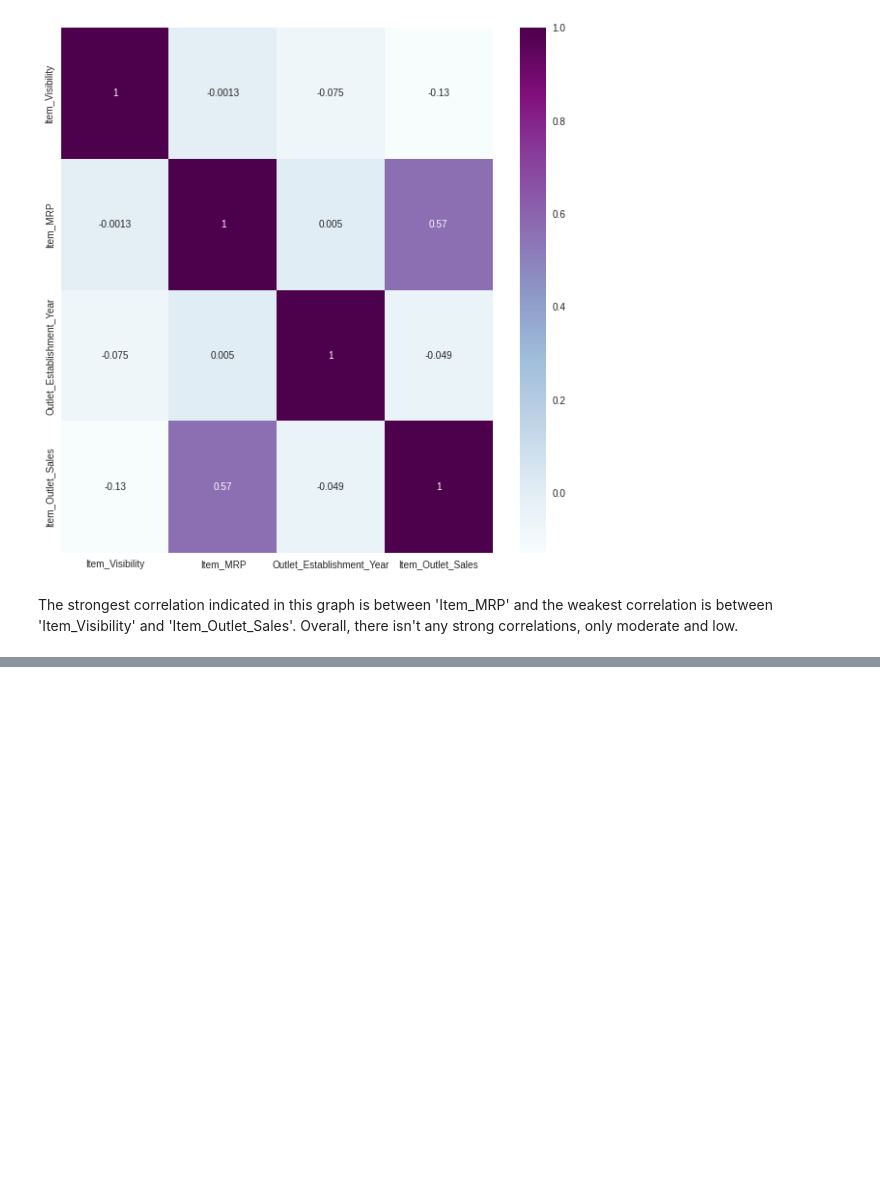
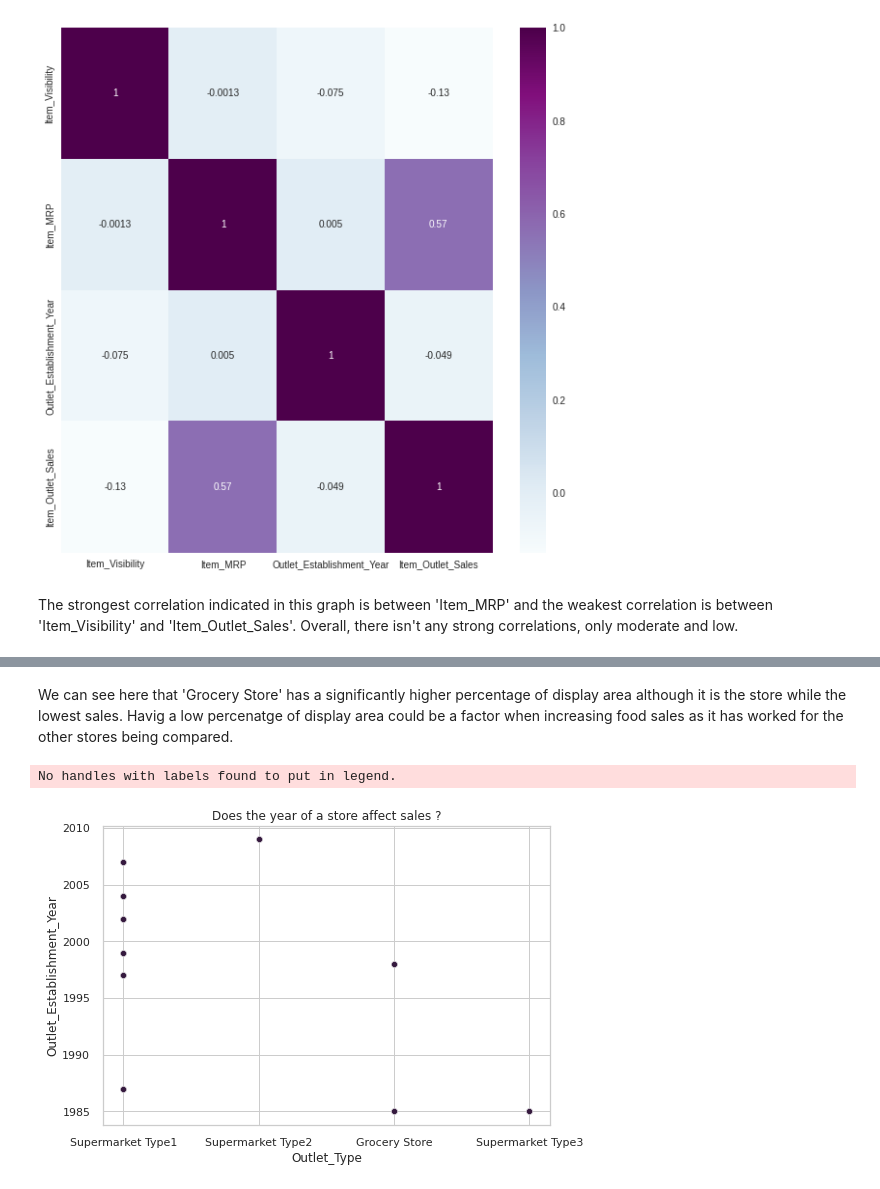
Before and after one commit to julianasaha/food-sales-predications, a Jupyter notebook: Food_sales_predictions.ipynb, the cells around one changed output, grey strips where cells are left out. Drawn from its saved outputs; the diff is of its cells as text; code cells hidden in the pictures; blank space fills up the shorter version.

```diff
--- a/Food_sales_predictions.ipynb
+++ b/Food_sales_predictions.ipynb
@@ -169,0 +181,10 @@ The strongest correlation indicated in this graph is between 'Item_MRP' and the
+# %% [markdown]
+We can see here that 'Grocery Store' has a significantly higher percentage of display area although it is the store while the lowest sales. Havig a low percenatge of display area could be a factor when increasing food sales as it has worked for the other stores being compared.
+# %%
+# grapgh the years of the outlet type
+ax = sns.scatterplot(data=df, x = 'Outlet_Type', y ='Outlet_Establishment_Year', palette = 'rocket')
+ax.legend().remove()
+ax.set_title('Does the year of a store affect sales ?');
+# %% [output]
+No handles with labels found to put in legend.
+[figure, added]
```
Also changed, not shown: parts of 4 cells of this notebook.
